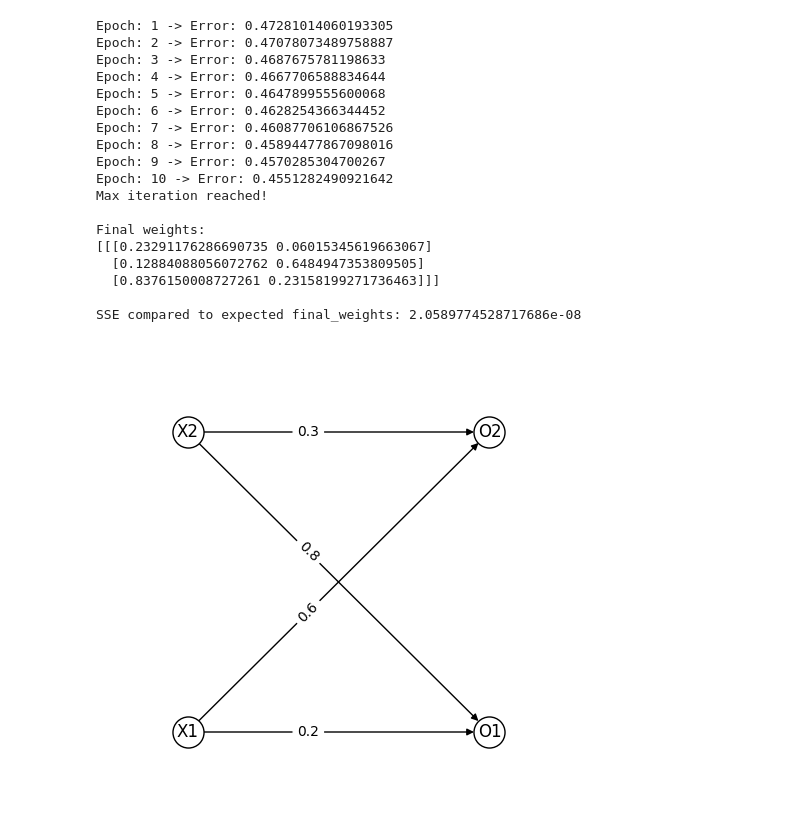
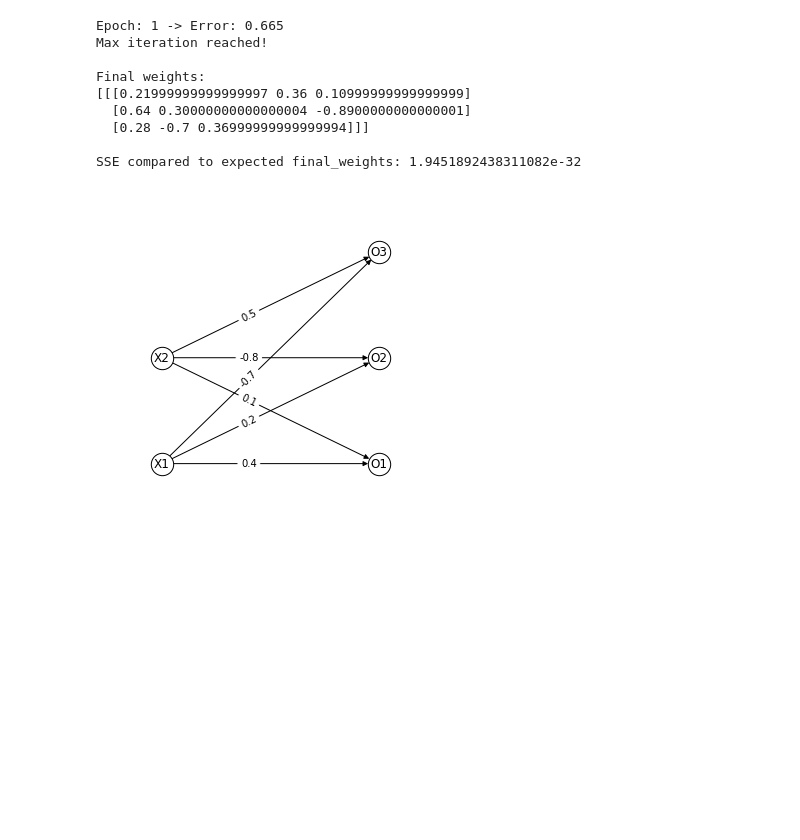
Before and after one commit to goodgirlwannabe/mobelejen, a Jupyter notebook: Bagian B/neuralNetwork.ipynb, the cells around one changed output. Drawn from its saved outputs; the diff is of its cells as text; code cells hidden in the pictures; blank space fills up the shorter version.

Commit message:
fix save data

```diff
--- a/Bagian B/neuralNetwork.ipynb
+++ b/Bagian B/neuralNetwork.ipynb
@@ -77,14 +13,42 @@ class Layer:
         self.type = type
         self.activ_fun = activFun
 
-    def display(self):
-        print("Layer Type: " + self.type)
-        print("Neurons: ")
-        for neuron in self.neurons:
-            neuron.display()
 
     def addNeuron(self, neuron):
         self.neurons.append(neuron)
+# %%
+
+
+
+class Neuron:
+    def __init__(self, layer: Layer, weight: list,):
+        self.layer= layer
+        self.weight= weight
+        self.temp_weight= self.weight[:]
+        self.net= 0.0
+        self.value = 0.0
+        self.err = 0.0
+
+    def activate(self):
+        activation_functions = {
+            "linear": lambda self: self.net,
+            "relu": lambda self: max(0, self.net),
+            "sigmoid": lambda self: 1 / (1 + math.exp(-self.net)),
+            "softmax": lambda self: self.softmax()
+        }
+        self.value = activation_functions[self.layer.activ_fun](self)
+
+    def softmax(self):
+        try:
+            layerNeurons: list = self.layer.neurons
+            expSum: float = 0.0
+
+            for neuron in layerNeurons:
+                expSum += math.exp(neuron.net)
+
+            self.value = math.exp(self.net) / expSum
+        except Exception as e:
+            self.value = 0.0
 # %%
 class NeuralNetwork:
     def __init__(self, config, model, input, initialWeights, target, learningParameter):
@@ -331,7 +295,7 @@ class NeuralNetwork:
                 continue
 
             layerWeight = []
-            for i in range(len(layer.neurons[0].weights)):
+            for i in range(len(layer.neurons[0].weight)):
                 levelWeight = []
                 for neuron in layer.neurons:
                     levelWeight.append(neuron.weight[i])
@@ -427,39 +391,31 @@ class Graph:
     def show(self):
         plt.show()
 # %%
-json_file = "Model/sigmoid.json"
+json_file = "Model/linear.json"
 with open (json_file, "r") as file:
     data = json.load(file)
 
 learningParameter = data["case"]["learning_parameters"]
 model = data["case"]["model"]
 input = data["case"]["input"]
 initialWeights = data["case"]["initial_weights"]
 target = data["case"]["target"]
 
 nn = NeuralNetwork(data, model, input, initialWeights, target, learningParameter)
 graph = Graph(nn.layers)
 graph.draw()
 nn.train()
 nn.show_weights()
+nn.save("Model/save.json")
 graph.show()
 # %% [output]
-Epoch: 1 -> Error: 0.47281014060193305
-Epoch: 2 -> Error: 0.47078073489758887
-Epoch: 3 -> Error: 0.4687675781198633
-Epoch: 4 -> Error: 0.4667706588834644
-Epoch: 5 -> Error: 0.4647899555600068
-Epoch: 6 -> Error: 0.4628254366344452
-Epoch: 7 -> Error: 0.46087706106867526
-Epoch: 8 -> Error: 0.45894477867098016
-Epoch: 9 -> Error: 0.4570285304700267
-Epoch: 10 -> Error: 0.4551282490921642
+Epoch: 1 -> Error: 0.665
 Max iteration reached!
 
 Final weights:
-[[[0.23291176286690735 0.06015345619663067]
-  [0.12884088056072762 0.6484947353809505]
-  [0.8376150008727261 0.23158199271736463]]]
+[[[0.21999999999999997 0.36 0.10999999999999999]
+  [0.64 0.30000000000000004 -0.8900000000000001]
+  [0.28 -0.7 0.36999999999999994]]]
 
-SSE compared to expected final_weights: 2.0589774528717686e-08
+SSE compared to expected final_weights: 1.9451892438311082e-32
-[figure, old version]
+[figure, new version]
```
Also changed, not shown: parts of 3 cells of this notebook.
